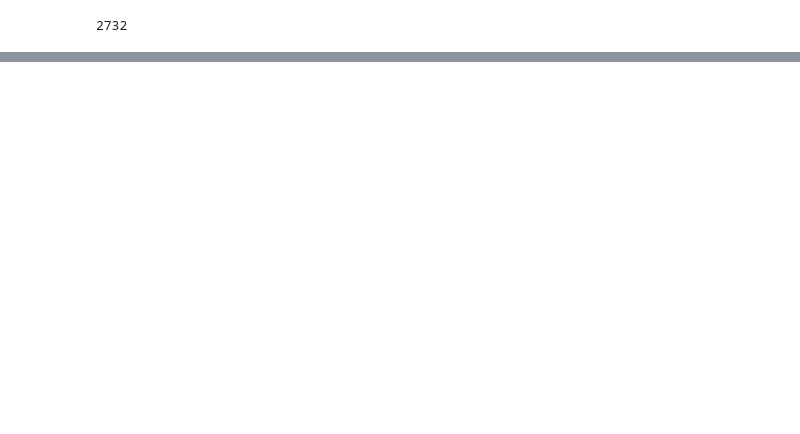
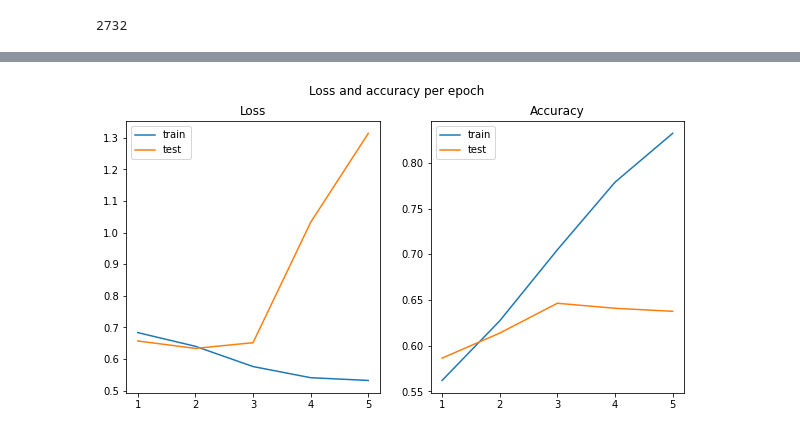
Before and after one commit to PhilippFoerster/Uni_ASDL_2023, a Jupyter notebook: training.ipynb, the cells around one changed output, grey strips where cells are left out. Drawn from its saved outputs; the diff is of its cells as text; code cells hidden in the pictures; blank space fills up the shorter version.

```diff
--- a/training.ipynb
+++ b/training.ipynb
@@ -200,3 +202,25 @@ Test set: loss 1.7605, acc 0.6234
+# %%
+train_losses = [0.6835, 0.6401, 0.5760, 0.5407, 0.5320]
+test_losses = [0.6570, 0.6335, 0.6515, 1.0327, 1.3143]
+train_accs = [0.5620, 0.6272, 0.7049, 0.7788, 0.8322]
+test_accs = [0.5864, 0.6138, 0.6464, 0.6409, 0.6376]
+
+epochs = list(range(1, len(train_losses) + 1))
+
+fig, (ax1, ax2) = plt.subplots(1, 2, figsize=(10,5))
+fig.suptitle('Loss and accuracy per epoch')
+ax1.plot(epochs, train_losses, label='train')
+ax1.plot(epochs, test_losses, label='test')
+ax1.legend()
+ax1.set_title('Loss')
+ax2.plot(epochs, train_accs, label='train')
+ax2.plot(epochs, test_accs, label='test')
+ax2.legend()
+ax2.set_title('Accuracy')
+#plt.show()
+plt.savefig('lossacc.png', dpi=500)
+# %% [output]
+[figure, added]
 # %%
 plt.plot([s['steps'] for s in stats], [s['loss'] for s in stats])
 plt.plot([s['steps'] for s in stats], [s['acc'] for s in stats])
```
Also changed, not shown: parts of 3 cells of this notebook.
